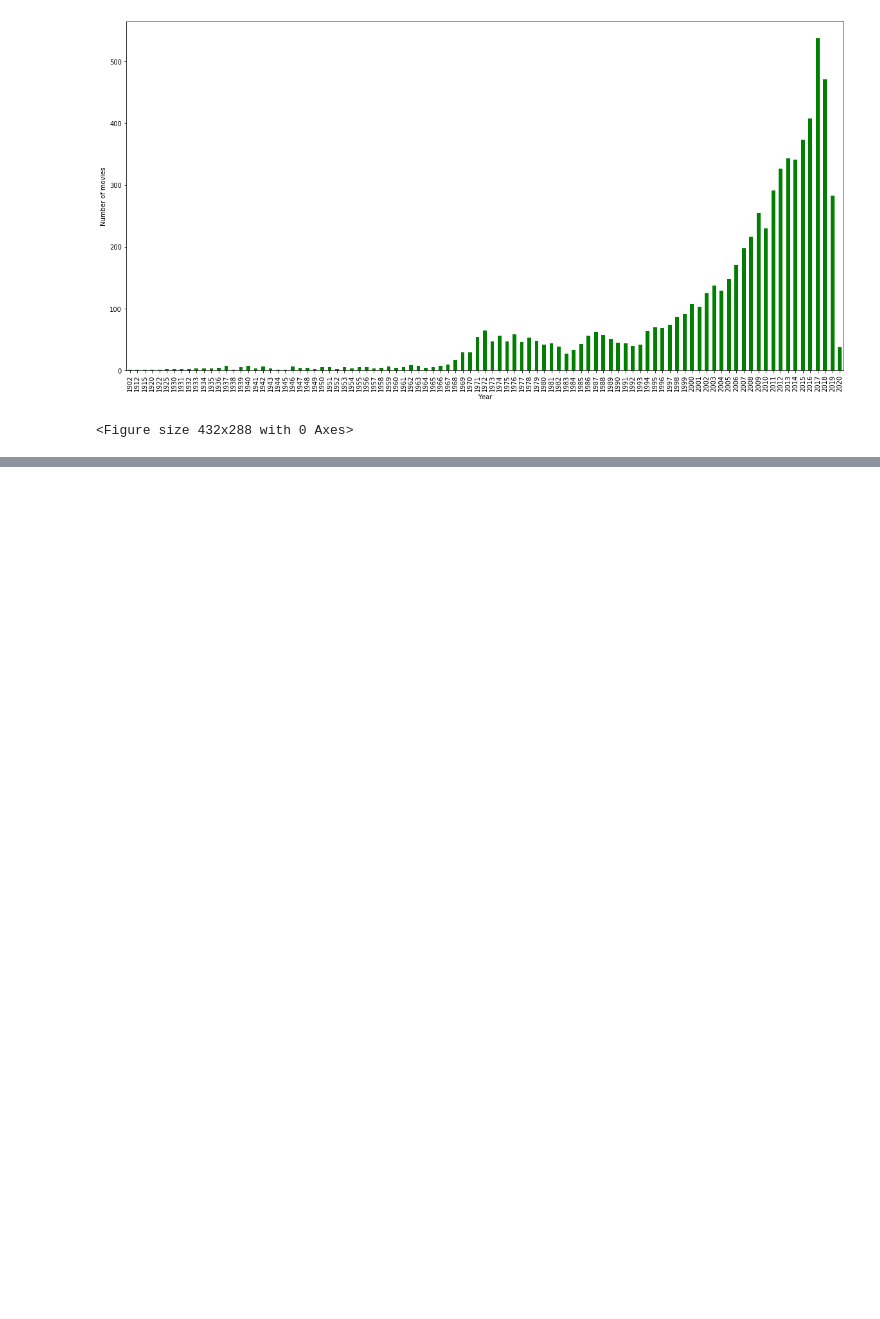
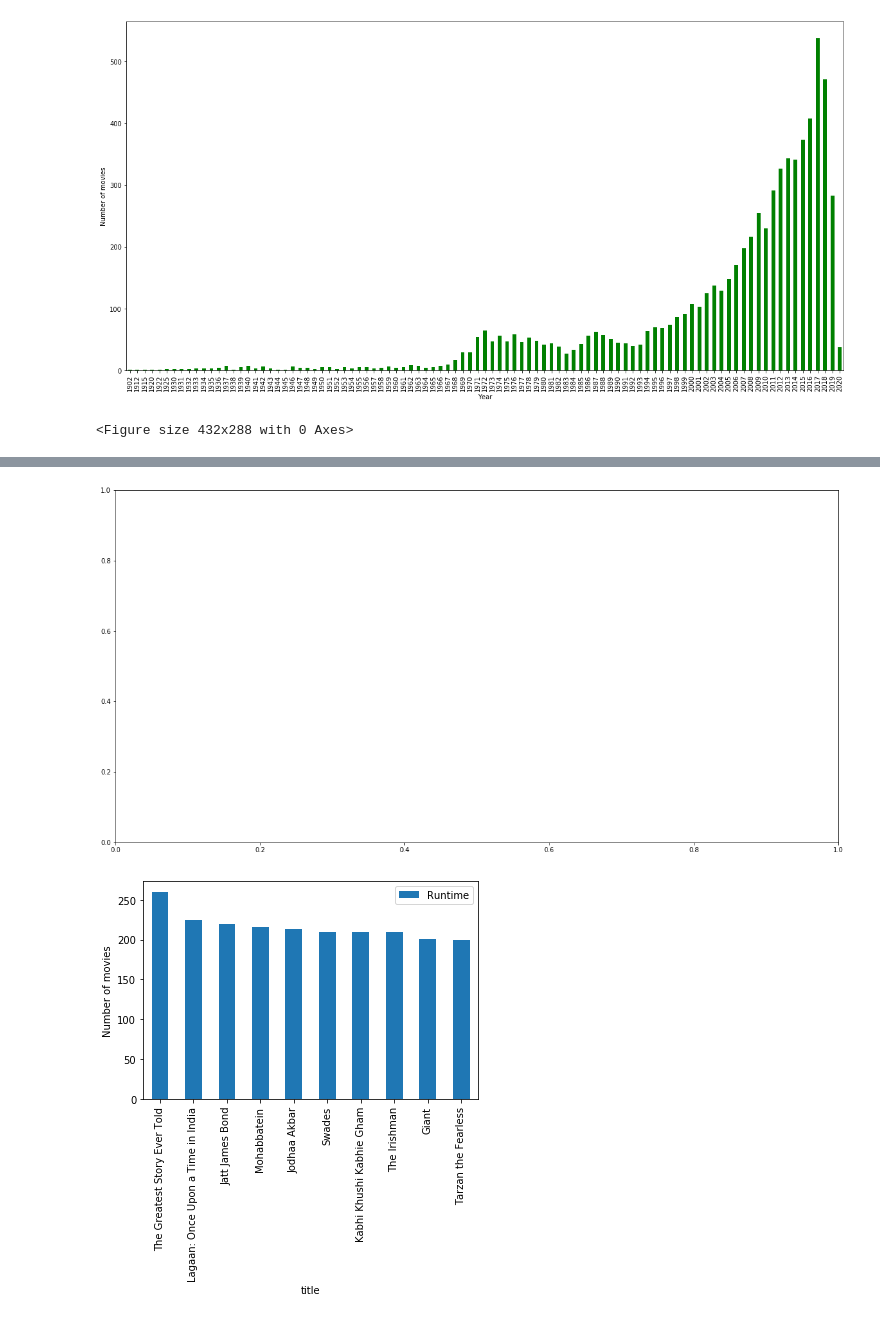
Before and after one commit to ruddysimon/Movies_platfrom_analysis, a Jupyter notebook: Movies_analysis/Movies_streaming.ipynb, the cells around one changed output, grey strips where cells are left out. Drawn from its saved outputs; the diff is of its cells as text; code cells hidden in the pictures; blank space fills up the shorter version.

```diff
--- a/Movies_analysis/Movies_streaming.ipynb
+++ b/Movies_analysis/Movies_streaming.ipynb
@@ -349,0 +381,15 @@ plt.tight_layout()
+# %%
+fig, ax = plt.subplots(figsize=(20, 10))
+# Create a bar chart based off of the group series from before
+count_chart =longest_movies.plot(kind='bar',x = "Title", y= "Runtime")
+
+# Set the xlabel and ylabel using class methods
+count_chart.set_xlabel("title")
+count_chart.set_ylabel("Number of movies")
+
+
+plt.show()
+plt.tight_layout()
+# %% [output]
+[figure, added]
+[figure, added]
```
Also changed, not shown: parts of 9 cells of this notebook, 1 other file.
